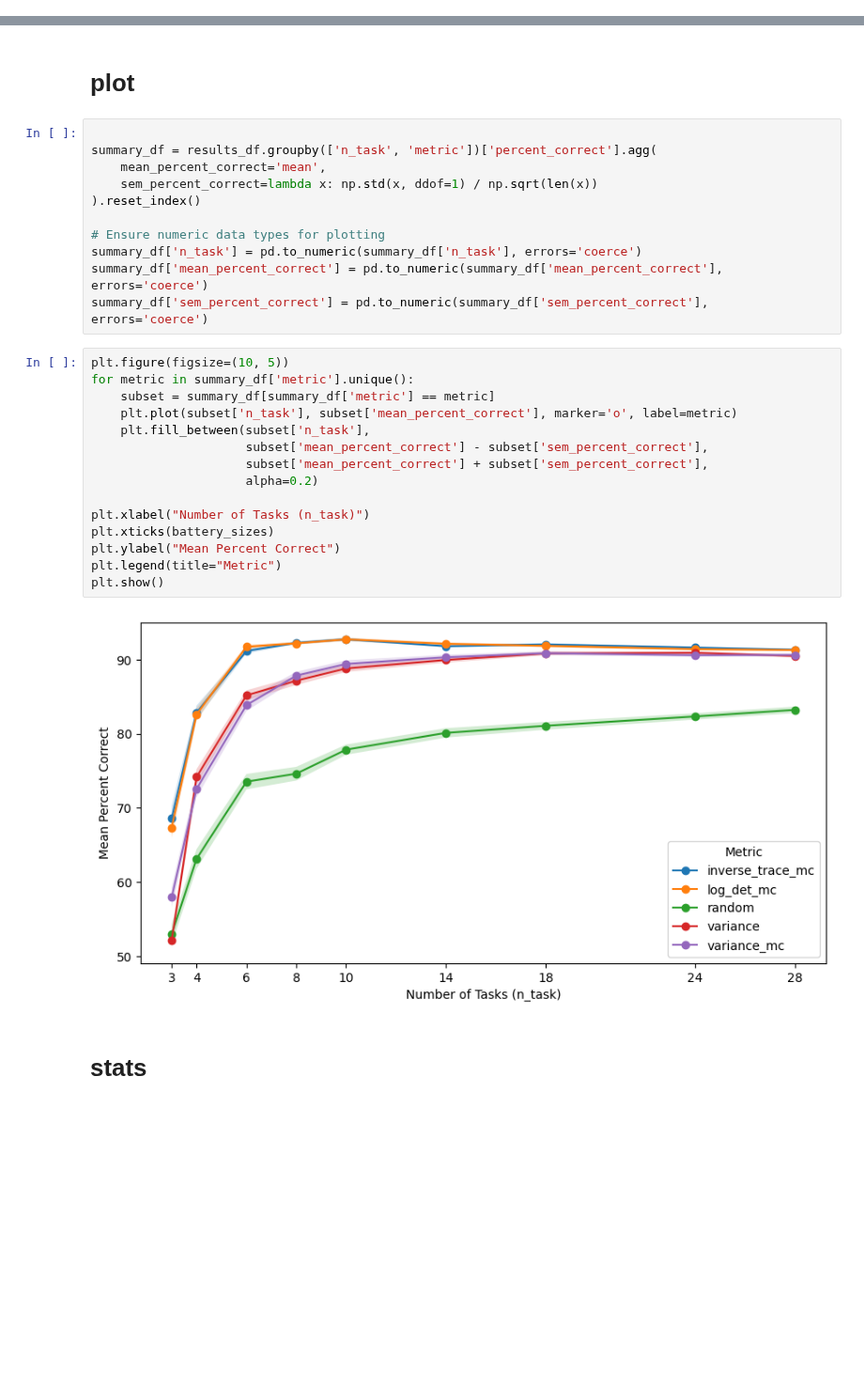
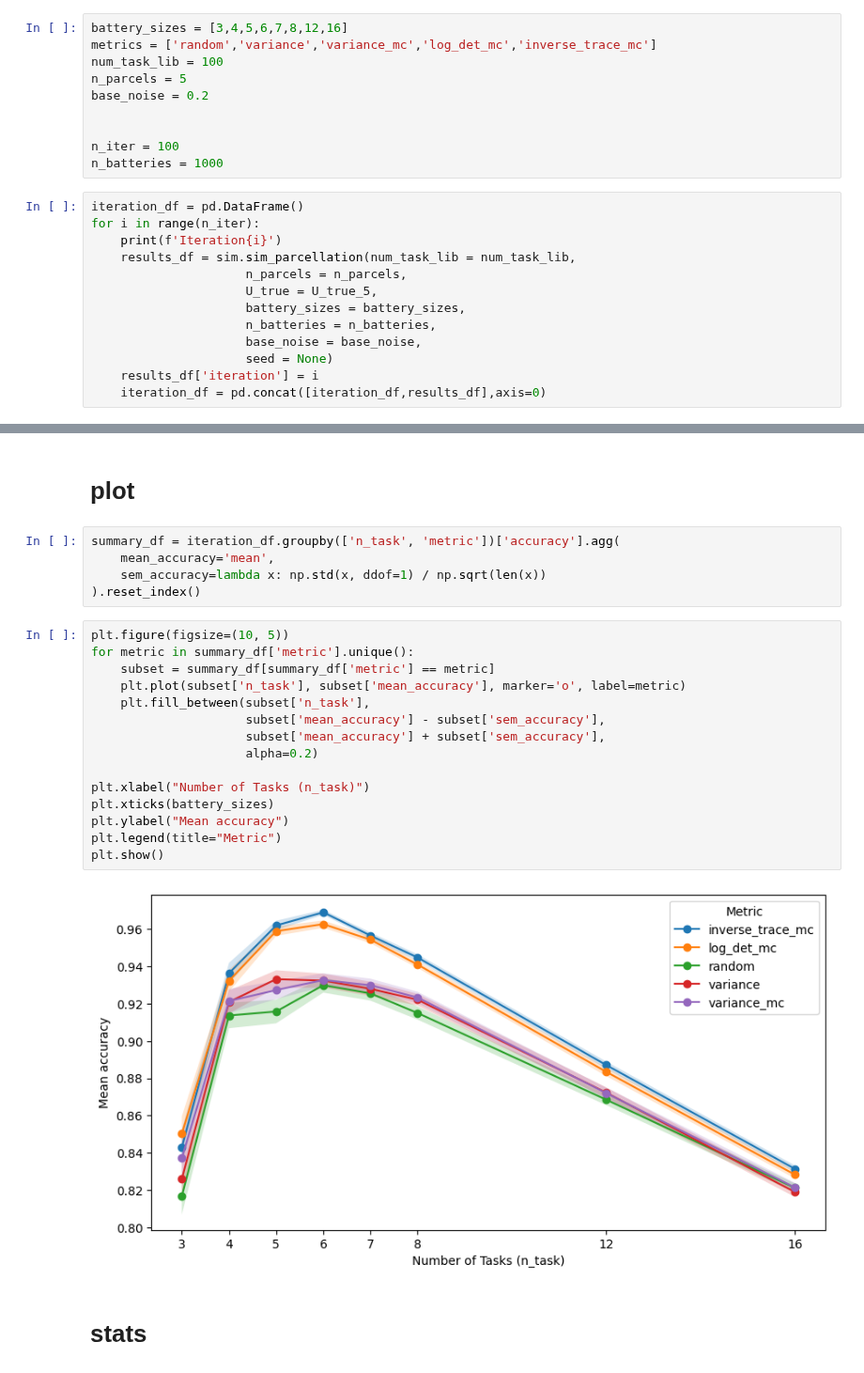
Before and after one commit to DiedrichsenLab/OptimalBattery, a Jupyter notebook: notebooks/5.sim_parcellate.ipynb, the cells around one changed output, grey strips where cells are left out. Shown at 94% size. Saved outputs shown, nothing was run; the diff lists cells and outputs as text; blank space fills up the shorter version.

```diff
--- a/notebooks/5.sim_parcellate.ipynb
+++ b/notebooks/5.sim_parcellate.ipynb
@@ -145,0 +71,23 @@ Processing combination: 0
+# %%
+battery_sizes = [3,4,5,6,7,8,12,16]
+metrics = ['random','variance','variance_mc','log_det_mc','inverse_trace_mc']
+num_task_lib = 100
+n_parcels = 5
+base_noise = 0.2
+
+
+n_iter = 100
+n_batteries = 1000
+# %%
+iteration_df = pd.DataFrame()
+for i in range(n_iter):
+    print(f'Iteration{i}')
+    results_df = sim.sim_parcellation(num_task_lib = num_task_lib,
+                     n_parcels = n_parcels,
+                     U_true = U_true_5,
+                     battery_sizes = battery_sizes,
+                     n_batteries = n_batteries,
+                     base_noise = base_noise,
+                     seed = None)
+    results_df['iteration'] = i
+    iteration_df = pd.concat([iteration_df,results_df],axis=0)
@@ -151,33 +117,27 @@ results_df = pd.read_csv(f'{base_dir}/OptimalBattery/Eval_tsvs/simulation_parcel
 # %% [markdown]
 # plot
 # %%
-
-summary_df = results_df.groupby(['n_task', 'metric'])['percent_correct'].agg(
-    mean_percent_correct='mean',
-    sem_percent_correct=lambda x: np.std(x, ddof=1) / np.sqrt(len(x))
+summary_df = iteration_df.groupby(['n_task', 'metric'])['accuracy'].agg(
+    mean_accuracy='mean',
+    sem_accuracy=lambda x: np.std(x, ddof=1) / np.sqrt(len(x))
 ).reset_index()
-
-# Ensure numeric data types for plotting
-summary_df['n_task'] = pd.to_numeric(summary_df['n_task'], errors='coerce')
-summary_df['mean_percent_correct'] = pd.to_numeric(summary_df['mean_percent_correct'], errors='coerce')
-summary_df['sem_percent_correct'] = pd.to_numeric(summary_df['sem_percent_correct'], errors='coerce')
 # %%
 plt.figure(figsize=(10, 5))
 for metric in summary_df['metric'].unique():
     subset = summary_df[summary_df['metric'] == metric]
-    plt.plot(subset['n_task'], subset['mean_percent_correct'], marker='o', label=metric)
+    plt.plot(subset['n_task'], subset['mean_accuracy'], marker='o', label=metric)
     plt.fill_between(subset['n_task'],
-                     subset['mean_percent_correct'] - subset['sem_percent_correct'],
-                     subset['mean_percent_correct'] + subset['sem_percent_correct'],
+                     subset['mean_accuracy'] - subset['sem_accuracy'],
+                     subset['mean_accuracy'] + subset['sem_accuracy'],
                      alpha=0.2)
 
 plt.xlabel("Number of Tasks (n_task)")
 plt.xticks(battery_sizes)
-plt.ylabel("Mean Percent Correct")
+plt.ylabel("Mean accuracy")
 plt.legend(title="Metric")
 plt.show()
 # %% [output]
-[figure, old version]
+[figure, new version]
 # %% [markdown]
 # stats
 # %%
```
Also changed, not shown: parts of 15 cells of this notebook, 16 other files.
